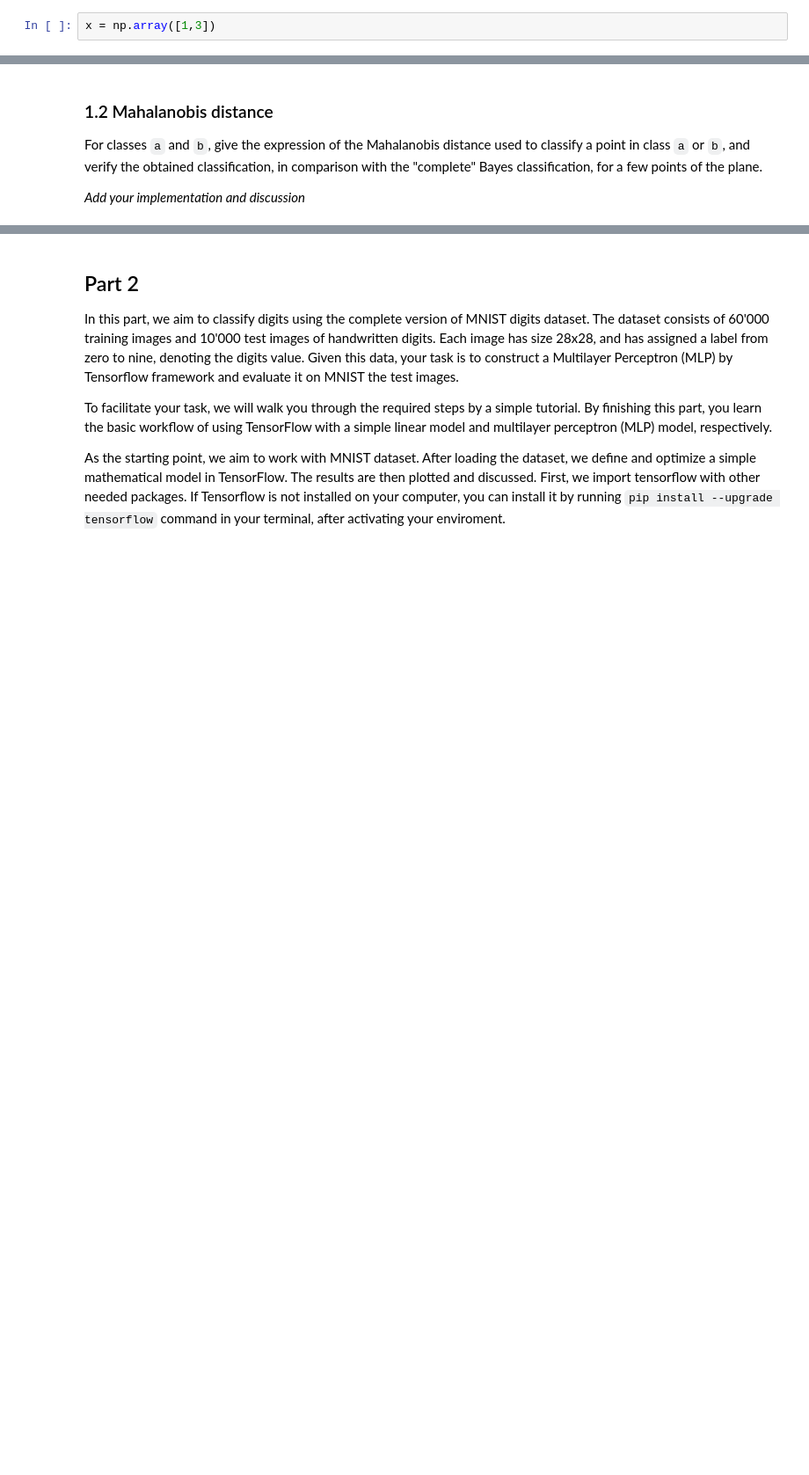
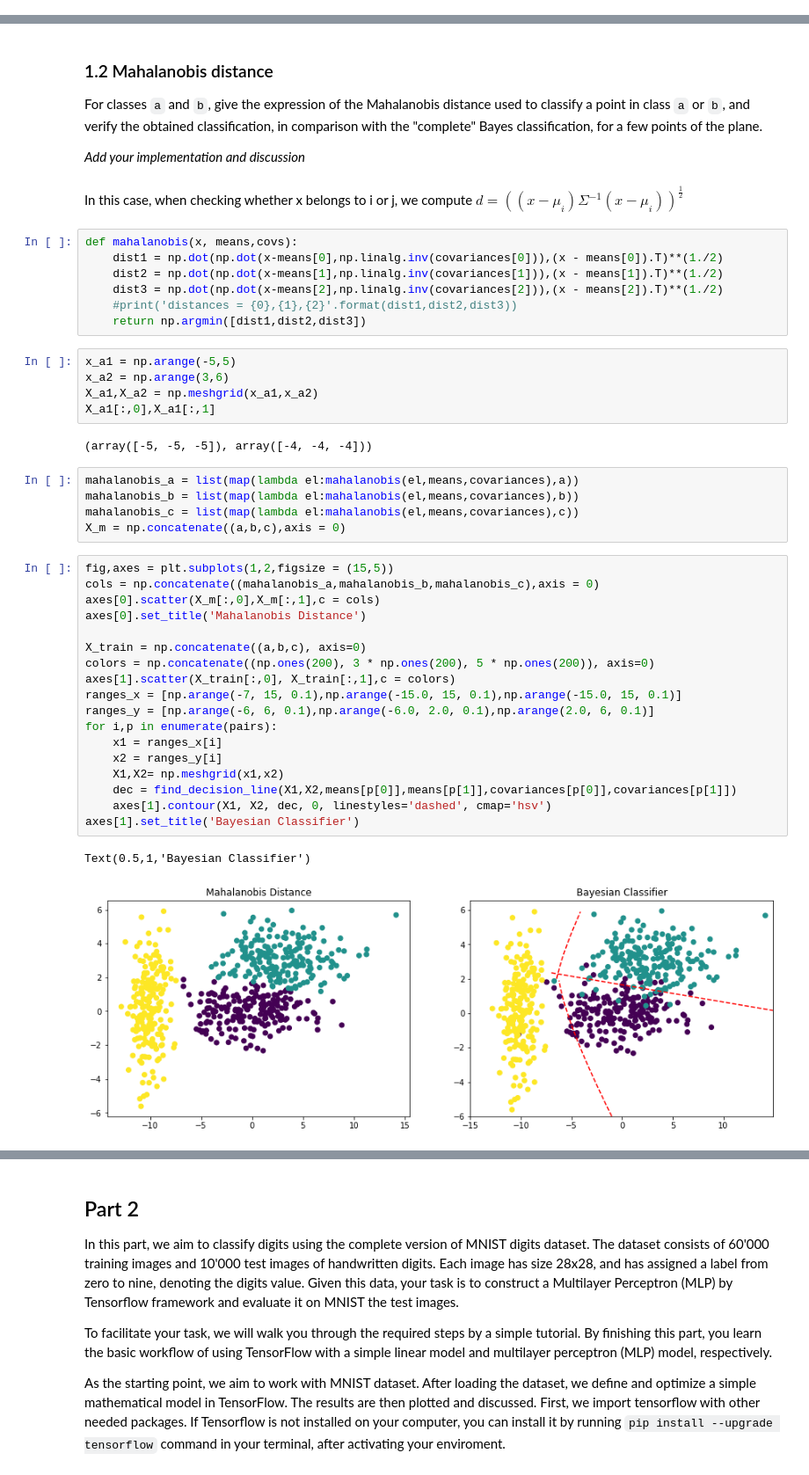
Before and after one commit to EGJ1996/Image-Processing, a Jupyter notebook: labs/lab_03_classification.ipynb, the cells around one changed output, grey strips where cells are left out. Shown at 88% size. Cells and saved outputs as stored; diff of their text form; blank space fills up the shorter version.

```diff
--- a/labs/lab_03_classification.ipynb
+++ b/labs/lab_03_classification.ipynb
@@ -180,2 +120,0 @@ def decision_line(x,params1,params2):
-# %%
-x = np.array([1,3])
@@ -197,3 +141,45 @@ plt.plot(test_data,res)
 For classes `a` and `b`, give the expression of the Mahalanobis distance used to classify a point in class `a` or `b`, and verify the obtained classification, in comparison with the "complete" Bayes classification, for a few points of the plane.
 
 *Add your implementation and discussion*
+# %% [markdown]
+In this case, when checking whether x belongs to i or j, we compute $d = ((x-\mu_i) \Sigma^{-1}(x-\mu_i))^{\frac{1}{2}}$
+# %%
+def mahalanobis(x, means,covs):
+    dist1 = np.dot(np.dot(x-means[0],np.linalg.inv(covariances[0])),(x - means[0]).T)**(1./2)
+    dist2 = np.dot(np.dot(x-means[1],np.linalg.inv(covariances[1])),(x - means[1]).T)**(1./2)
+    dist3 = np.dot(np.dot(x-means[2],np.linalg.inv(covariances[2])),(x - means[2]).T)**(1./2)
+    #print('distances = {0},{1},{2}'.format(dist1,dist2,dist3))
+    return np.argmin([dist1,dist2,dist3])
+# %%
+x_a1 = np.arange(-5,5)
+x_a2 = np.arange(3,6)
+X_a1,X_a2 = np.meshgrid(x_a1,x_a2)
+X_a1[:,0],X_a1[:,1]
+# %% [output]
+(array([-5, -5, -5]), array([-4, -4, -4]))
+# %%
+mahalanobis_a = list(map(lambda el:mahalanobis(el,means,covariances),a))
+mahalanobis_b = list(map(lambda el:mahalanobis(el,means,covariances),b))
+mahalanobis_c = list(map(lambda el:mahalanobis(el,means,covariances),c))
+X_m = np.concatenate((a,b,c),axis = 0)
+# %%
+fig,axes = plt.subplots(1,2,figsize = (15,5))
+cols = np.concatenate((mahalanobis_a,mahalanobis_b,mahalanobis_c),axis = 0)
+axes[0].scatter(X_m[:,0],X_m[:,1],c = cols)
+axes[0].set_title('Mahalanobis Distance')
+
+X_train = np.concatenate((a,b,c), axis=0)
+colors = np.concatenate((np.ones(200), 3 * np.ones(200), 5 * np.ones(200)), axis=0)
+axes[1].scatter(X_train[:,0], X_train[:,1],c = colors)
+ranges_x = [np.arange(-7, 15, 0.1),np.arange(-15.0, 15, 0.1),np.arange(-15.0, 15, 0.1)]
+ranges_y = [np.arange(-6, 6, 0.1),np.arange(-6.0, 2.0, 0.1),np.arange(2.0, 6, 0.1)]
+for i,p in enumerate(pairs):
+    x1 = ranges_x[i]
+    x2 = ranges_y[i]
+    X1,X2= np.meshgrid(x1,x2)
+    dec = find_decision_line(X1,X2,means[p[0]],means[p[1]],covariances[p[0]],covariances[p[1]])
+    axes[1].contour(X1, X2, dec, 0, linestyles='dashed', cmap='hsv')
+axes[1].set_title('Bayesian Classifier')
+# %% [output]
+Text(0.5,1,'Bayesian Classifier')
+[figure, added]
```
Also changed, not shown: parts of 19 cells of this notebook.
